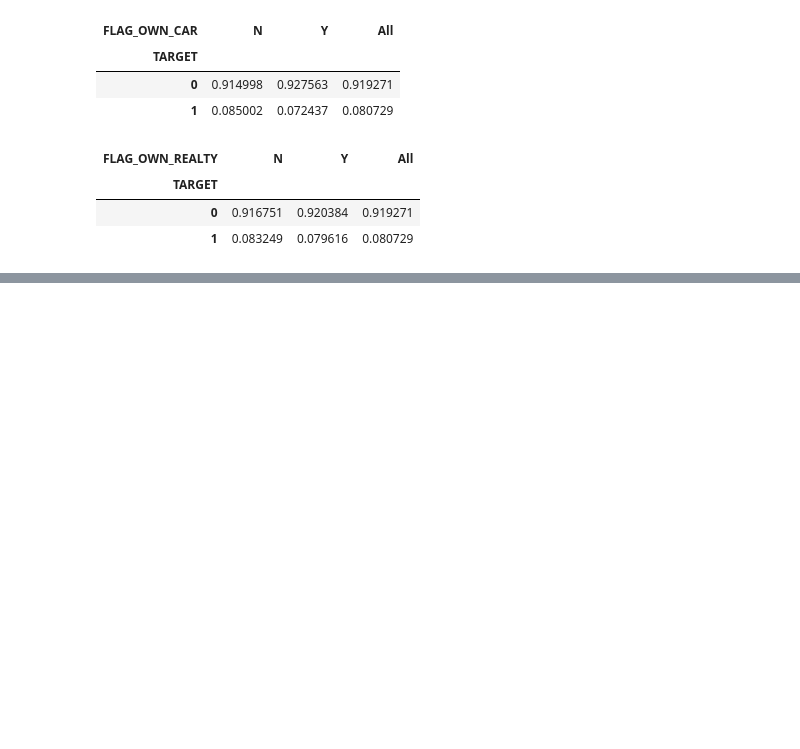
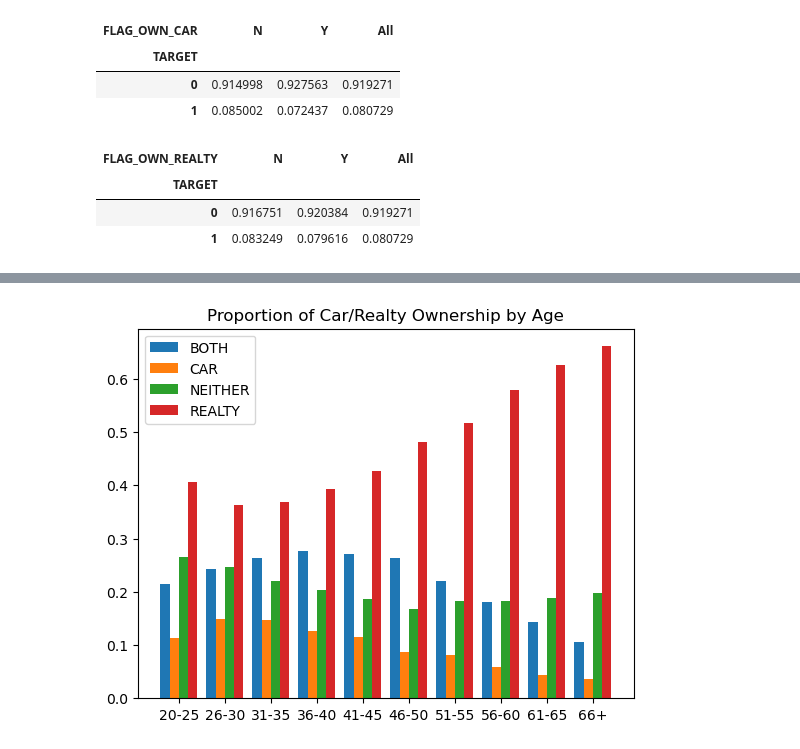
Before and after one commit to rsmail/DATA403-Project-2, a Jupyter notebook: charlie_work/EDA.ipynb, the cells around one changed output, grey strips where cells are left out. Drawn from its saved outputs; the diff is of its cells as text; code cells hidden in the pictures; blank space fills up the shorter version.

```diff
--- a/charlie_work/EDA.ipynb
+++ b/charlie_work/EDA.ipynb
@@ -76,0 +134,6 @@ plt.hist(df_app_train["YEARS_BIRTH"], bins=50)
+# %%
+bins = list(range(20, 75, 5))
+labels=["20-25", "26-30", "31-35", "36-40", "41-45", "46-50", "51-55", "56-60", "61-65", "66+"]
+df_app_train["AGE_BRACKET"] = pd.cut(df_app_train["YEARS_BIRTH"], bins, labels=labels, right=True)
+ct_age_items = pd.crosstab(df_app_train["AGE_BRACKET"], realty_and_car, normalize="index")
+ct_age_items
@@ -76,0 +153,13 @@ plt.hist(df_app_train["YEARS_BIRTH"], bins=50)
+# %%
+x = np.arange(10)
+width = 0.2
+plt.bar(x-0.3, ct_age_items["BOTH"], width)
+plt.bar(x-0.1, ct_age_items["CAR"], width)
+plt.bar(x+0.1, ct_age_items["NEITHER"], width)
+plt.bar(x+0.3, ct_age_items["REALTY"], width)
+plt.xticks(x, labels)
+plt.legend(ct_age_items.columns)
+plt.title("Proportion of Car/Realty Ownership by Age")
+plt.show()
+# %% [output]
+[figure, added]
```
Also changed, not shown: parts of 9 cells of this notebook.
